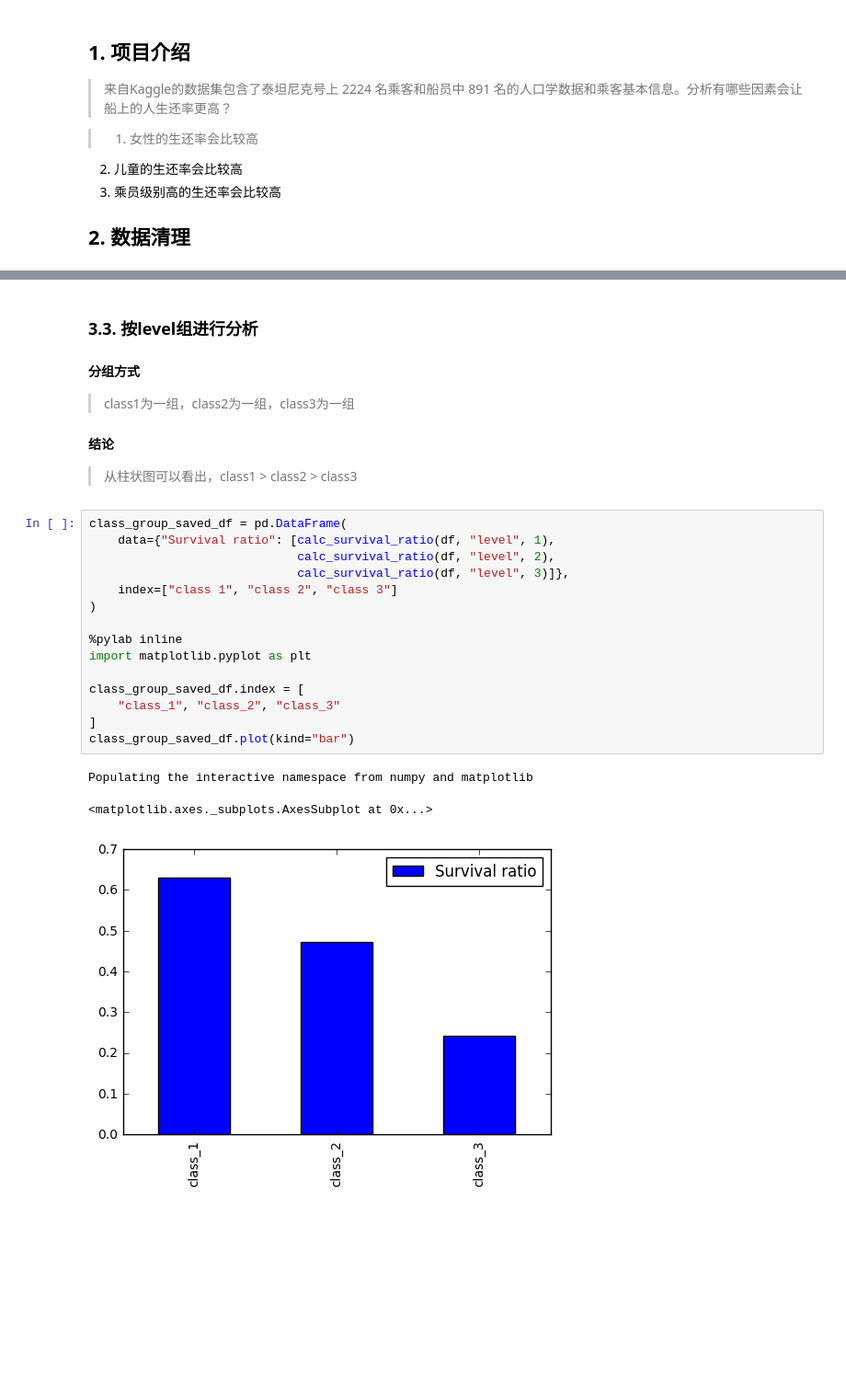
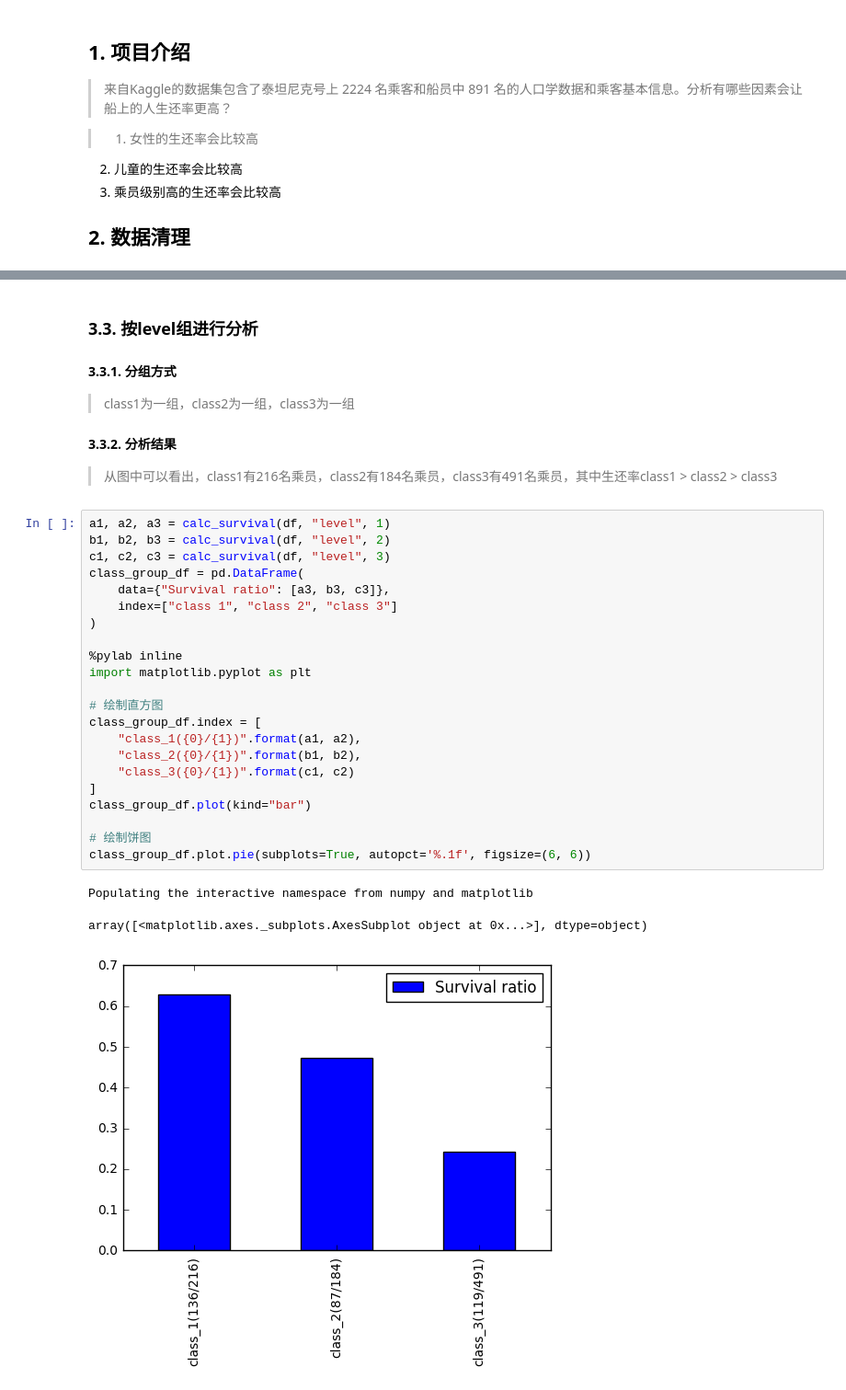
Before and after one commit to yummybian/data-analysis, a Jupyter notebook: P2/titanic_analysis.ipynb, the cells around one changed output, grey strips where cells are left out. Shown at 92% size. Saved outputs shown, nothing was run; the diff lists cells and outputs as text; blank space fills up the shorter version.

```diff
--- a/P2/titanic_analysis.ipynb
+++ b/P2/titanic_analysis.ipynb
@@ -131,26 +153,33 @@ Populating the interactive namespace from numpy and matplotlib
 # %% [markdown]
 ### 3.3. 按level组进行分析
-#### 分组方式
+#### 3.3.1. 分组方式
 > class1为一组，class2为一组，class3为一组
 
-#### 结论
-> 从柱状图可以看出，class1 > class2 > class3
+#### 3.3.2. 分析结果
+> 从图中可以看出，class1有216名乘员，class2有184名乘员，class3有491名乘员，其中生还率class1 > class2 > class3
-# %%
-class_group_saved_df = pd.DataFrame(
-    data={"Survival ratio": [calc_survival_ratio(df, "level", 1),
-                             calc_survival_ratio(df, "level", 2),
-                             calc_survival_ratio(df, "level", 3)]},
-    index=["class 1", "class 2", "class 3"]
-)
-
-%pylab inline
-import matplotlib.pyplot as plt
-
-class_group_saved_df.index = [
-    "class_1", "class_2", "class_3"
-]
-class_group_saved_df.plot(kind="bar")
-# %% [output]
-Populating the interactive namespace from numpy and matplotlib
-<matplotlib.axes._subplots.AxesSubplot at 0x...>
-[figure, removed]
+# %%
+a1, a2, a3 = calc_survival(df, "level", 1)
+b1, b2, b3 = calc_survival(df, "level", 2)
+c1, c2, c3 = calc_survival(df, "level", 3)
+class_group_df = pd.DataFrame(
+    data={"Survival ratio": [a3, b3, c3]},
+    index=["class 1", "class 2", "class 3"]
+)
+
+%pylab inline
+import matplotlib.pyplot as plt
+
+# 绘制直方图
+class_group_df.index = [
+    "class_1({0}/{1})".format(a1, a2),
+    "class_2({0}/{1})".format(b1, b2),
+    "class_3({0}/{1})".format(c1, c2)
+]
+class_group_df.plot(kind="bar")
+
+# 绘制饼图
+class_group_df.plot.pie(subplots=True, autopct='%.1f', figsize=(6, 6))
+# %% [output]
+Populating the interactive namespace from numpy and matplotlib
+array([<matplotlib.axes._subplots.AxesSubplot object at 0x...>], dtype=object)
+[figure, added]
```
Also changed, not shown: parts of 15 cells of this notebook.
